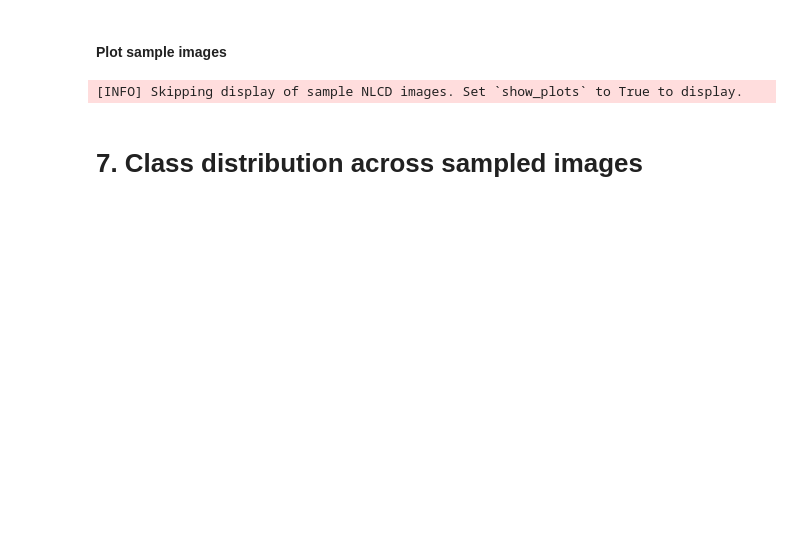
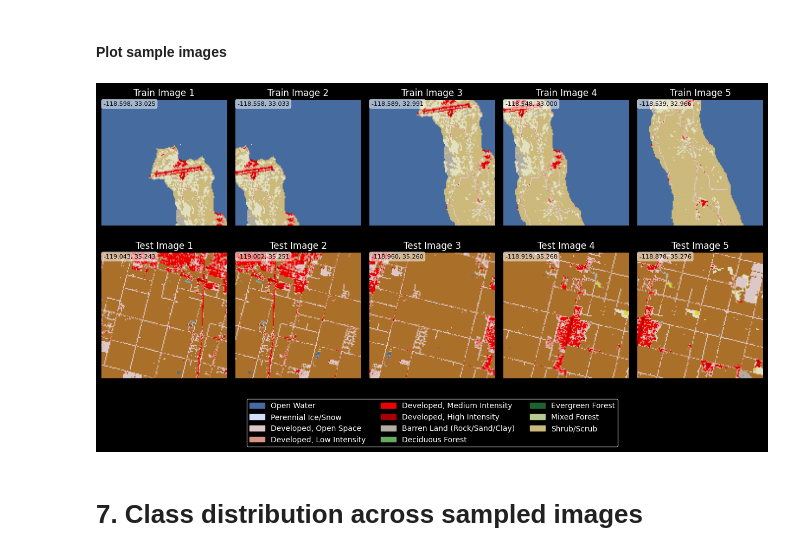
Before and after one commit to ckrapu/lc-gpt, a Jupyter notebook: scripts/prep-dataset.ipynb, the cells around one changed output. Drawn from its saved outputs; the diff is of its cells as text; code cells hidden in the pictures; blank space fills up the shorter version.

```diff
--- a/scripts/prep-dataset.ipynb
+++ b/scripts/prep-dataset.ipynb
@@ -681,33 +931,33 @@ if config.show_plots:
 # %% [markdown]
 #### Plot sample images
 # %%
-n_images = 3
+n_images = 5
 
 seen_classes = set()
 
 if config.show_plots:
-    fig, ax = plt.subplots(2, n_images, figsize=(8, 6))
+    fig, ax = plt.subplots(2, n_images, figsize=(n_images*2.5, 6))
 
     for i in range(n_images):
         for j, (images, geom, title) in enumerate(zip([train_images, test_images], [train_gdf.iloc[i].geometry, test_gdf.iloc[i].geometry], ["Train", "Test"])):
             ax[j, i].imshow(lut[images[i]])
             ax[j, i].set_title(f"{title} Image {i+1}")
             ax[j, i].axis('off')
 
             lat, lon = geom.centroid.xy
-            ax[j, i].text(1.5, 3, f"{lat[0]:.3f}, {lon[0]:.3f}", color='black', fontsize=8,
+            ax[j, i].text(1.5, 5, f"{lat[0]:.3f}, {lon[0]:.3f}", color='black', fontsize=8,
                           bbox=dict(facecolor='white', alpha=0.5, boxstyle='round,pad=0.3'))
             seen_classes.update(np.unique(images[i]))
 
-    legend_handles = [mpatches.Patch(color=classes_df.loc[idx, "RGB"], label=classes_df.loc[idx, "name"]) for idx in seen_classes]
+    legend_handles = [mpatches.Patch(color=classes_df.loc[idx, "RGB"], label=classes_df.loc[idx, "name"]) for idx, _ in enumerate(seen_classes)]
 
     fig.legend(handles=legend_handles, loc='lower center', ncol=3, bbox_to_anchor=(0.5, -0.15))
     plt.tight_layout()
     plt.show()
 else:
     logging.info("Skipping display of sample NLCD images. Set `show_plots` to True to display.")
 # %% [output]
-[INFO] Skipping display of sample NLCD images. Set `show_plots` to True to display.
+[figure, added]
 # %% [markdown]
 # 7. Class distribution across sampled images
 # %%
```
Also changed, not shown: parts of 25 cells of this notebook, 4 other files.
